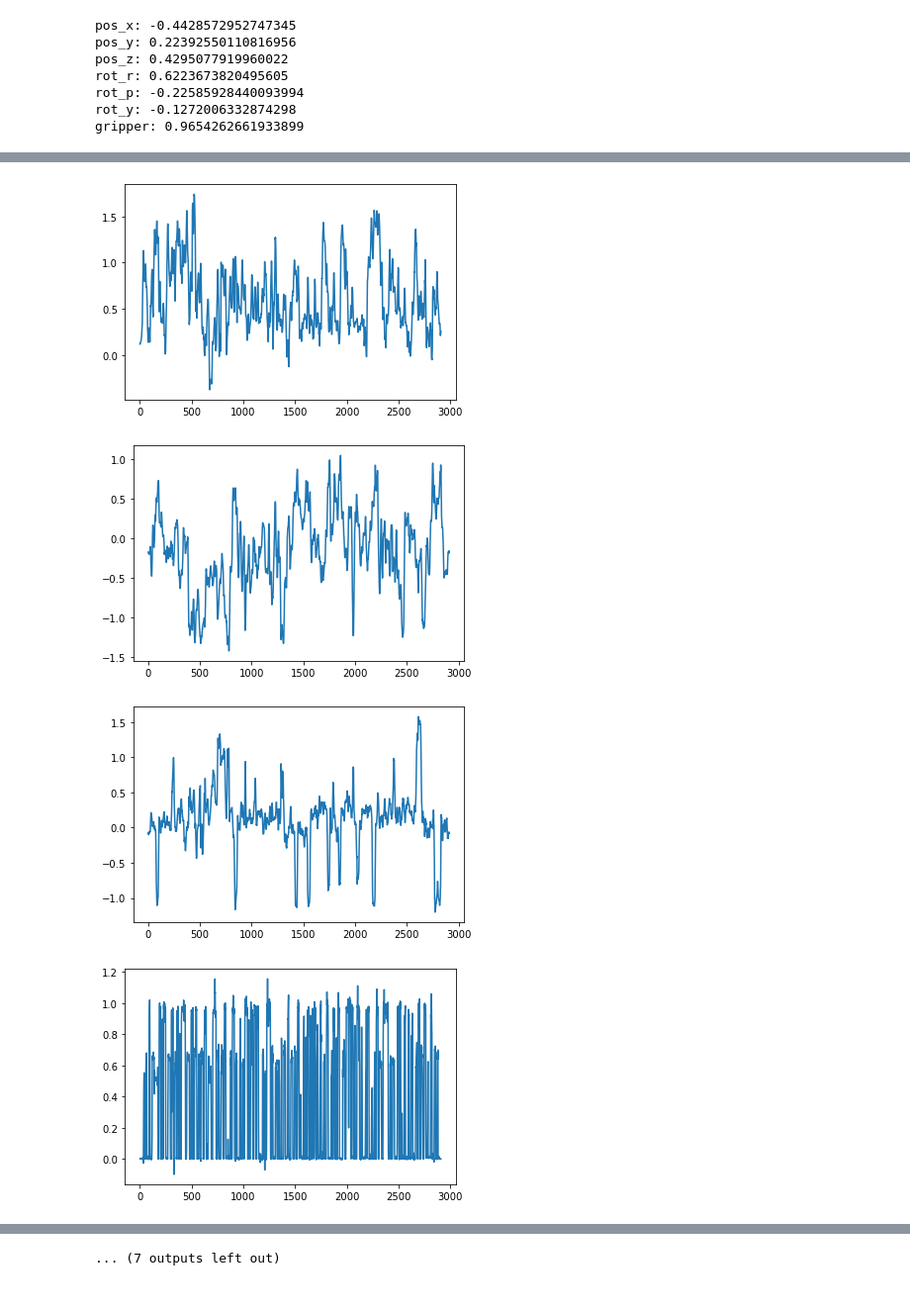
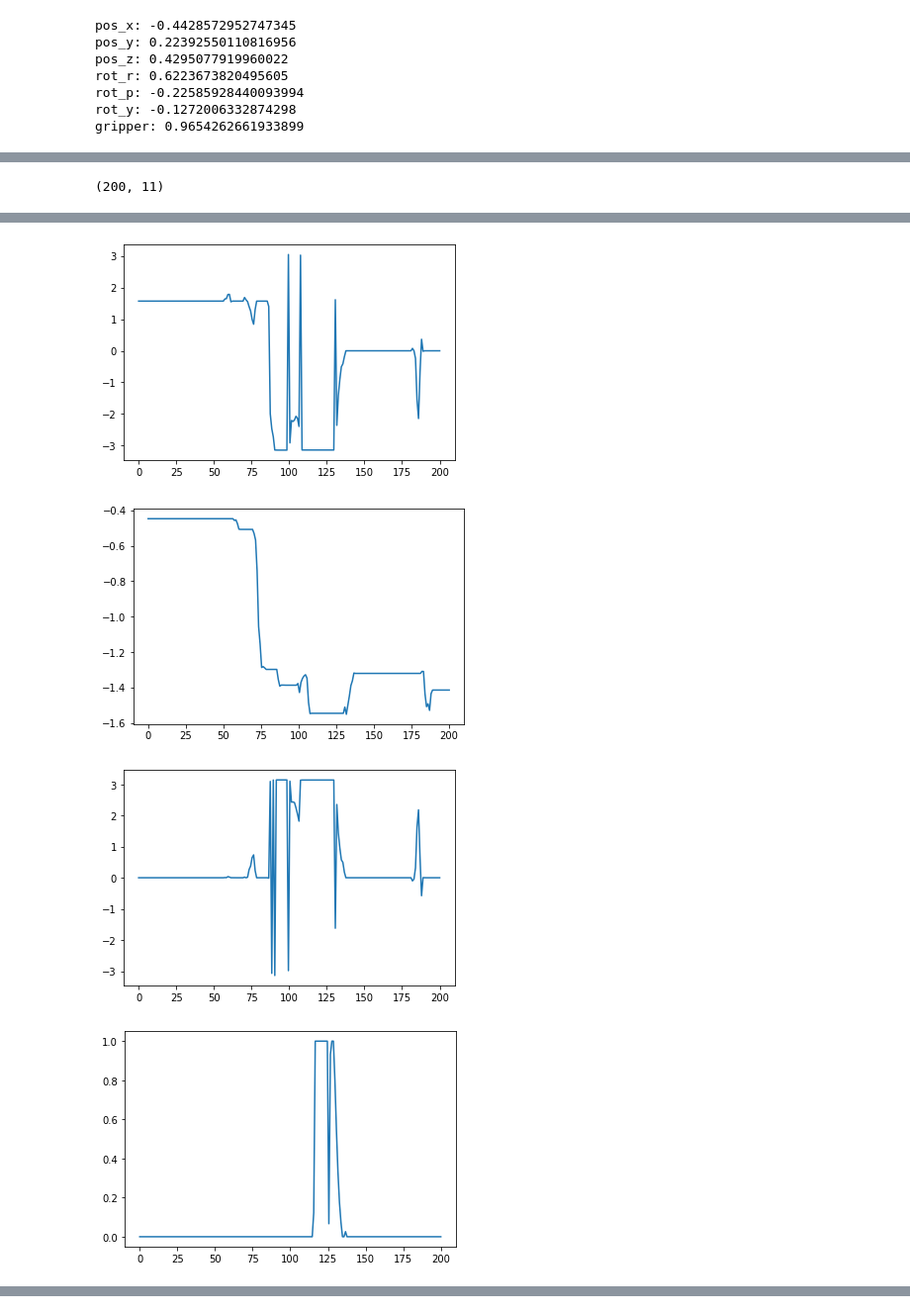
Before and after one commit to sholtodouglas/unity_robotics_env, a Jupyter notebook: robotics_demo/scripts/ControlCentre.ipynb, the cells around one changed output, grey strips where cells are left out. Shown at 99% size. Saved outputs shown, nothing was run; the diff lists cells and outputs as text; code cells hidden in the pictures.

```diff
--- a/robotics_demo/scripts/ControlCentre.ipynb
+++ b/robotics_demo/scripts/ControlCentre.ipynb
@@ -230,5 +302,5 @@ KeyboardInterrupt:
 # %%
 import time
-for i in range(800, len(proprio)):
+for i in range(0, len(proprio)):
     reset_to(proprio[i,:], ags[i,:])
-    time.sleep(0.04)
+    #time.sleep(0.04)
@@ -291,11 +412,0 @@ array([1, 1, 1, 1, 1, 1, 1, 1, 1, 1, 1, 1, 1, 1, 1, 1, 1, 1, 1, 1, 1, 1,
-# %%
-import matplotlib.pyplot as plt
-fig, axs = plt.subplots(4)
-left, right = -1/TIME_FREQUENCY, 1/TIME_FREQUENCY
-axs[0].hist(da)
-axs[1].hist(dp)
-axs[2].hist(ab)
-axs[3].hist(mp)
-
-for i in range(0,len(axs)):
-    axs[i].set_xlim(left=left, right=right)
@@ -325,6 +423,8 @@ plt.hist(bs, bins=100)
 # %%
-d = obs
+d = acts[:] - obs[:, :7]
 for i in range(0, d.shape[1]):
-    plt.hist(d[:,i])
+    plt.hist(d[:,i], bins=100)
+    #plt.hist(obs[:,i], bins=100, alpha=0.5)
+    plt.xlim(-0.2,0.2)
     plt.show()
 # %% [output]
@@ -344,4 +438,20 @@ for i in range(0, d.shape[1]):
+# %%
+# d = d[1:] - d[:-1]\
+import pybullet as p
+def convert_to_rpy(arr, idx_pairs=[(3,7)]):
+    a = []
+    for i in range(0, len(arr)):
+#         print([arr[i, :3], np.array(p.getEulerFromQuaternion(arr[i, 3:7])), arr[i, 7:]])
+        a.append(np.concatenate([arr[i, :3], np.array(p.getEulerFromQuaternion(arr[i, 3:7])), arr[i, 7:]]))
+    return np.vstack(a)
+
+d = convert_to_rpy(ags)[:200]
+d.shape
+# %% [output]
+(200, 11)
 # %%
+idx = np.random.randint(0, len(ags))
+#d = ags[:, 3:6]
 for i in range(0, d.shape[1]):
     plt.plot(np.linspace(0,len(d),len(d)), d[:,i])
     #plt.plot(np.linspace(0,len(acts),len(acts)), acts[:,i])
@@ -353,4 +463,4 @@ for i in range(0, d.shape[1]):
-[figure, old version]
+[figure, new version]
-[figure, old version]
+[figure, new version]
-[figure, old version]
+[figure, new version]
-[figure, old version]
+[figure, new version]
@@ -362 +470,0 @@ for i in range(0, d.shape[1]):
-... (7 outputs left out)
```
Also changed, not shown: parts of 40 cells of this notebook, 23 other files.
